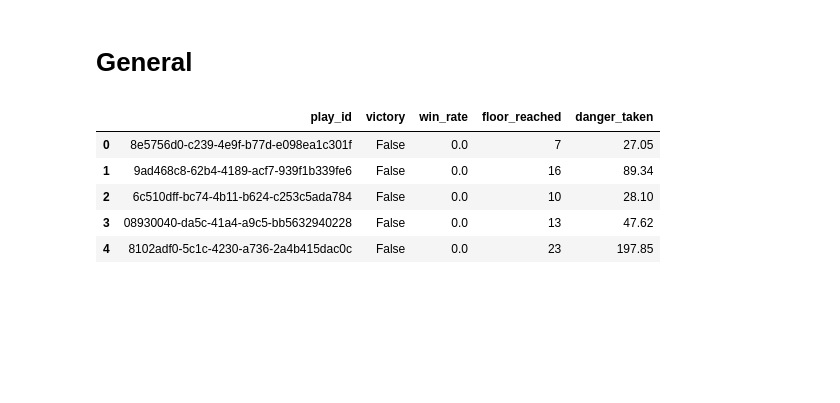
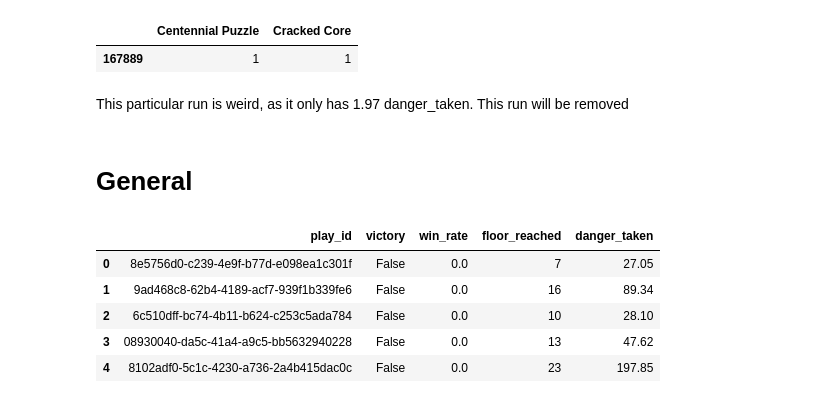
Before and after one commit to snikenbusper/slay-the-spire-defect-card-drafting, a Jupyter notebook: Analysis.ipynb, the cells around one changed output. Saved outputs shown, nothing was run; the diff lists cells and outputs as text; code cells hidden in the pictures; blank space fills up the shorter version.

```diff
--- a/Analysis.ipynb
+++ b/Analysis.ipynb
@@ -17,7 +36,7 @@ from torch.utils.data import Dataset, DataLoader
 folder_path = 'csv_data/'
 
 general_df = pd.read_csv(os.path.join(folder_path, 'general.csv'))
-final_deck = pd.read_csv(os.path.join(folder_path, 'final_deck.csv'))
 final_deck_ohe = pd.read_csv(os.path.join(folder_path, 'final_deck_ohe.csv'))
-relic_timeline_df = pd.read_csv(os.path.join(folder_path, 'relic_timeline_df.csv'))
-card_timeline_df = pd.read_csv(os.path.join(folder_path, 'card_timeline_df.csv'))
+final_relic_ohe = pd.read_csv(os.path.join(folder_path, 'final_relic_ohe.csv'))
+# relic_timeline_df = pd.read_csv(os.path.join(folder_path, 'relic_timeline_df.csv'))
+# card_timeline_df = pd.read_csv(os.path.join(folder_path, 'card_timeline_df.csv'))
@@ -23,0 +58,9 @@ card_timeline_df = pd.read_csv(os.path.join(folder_path, 'card_timeline_df.csv')
+# %%
+final_relic_ohe.loc[final_relic_ohe.play_id == "86e19f98-9f9b-451c-bd9c-1c80d843d5e8", :].pipe(
+    lambda x : x.loc[:, (x==1).any()]
+)
+# %% [output]
+|  | Centennial Puzzle | Cracked Core |
+| 167889 | 1 | 1 |
+# %% [markdown]
+This particular run is weird, as it only has 1.97 danger_taken. This run will be removed
```
Also changed, not shown: parts of 20 cells of this notebook, 1 other file.
